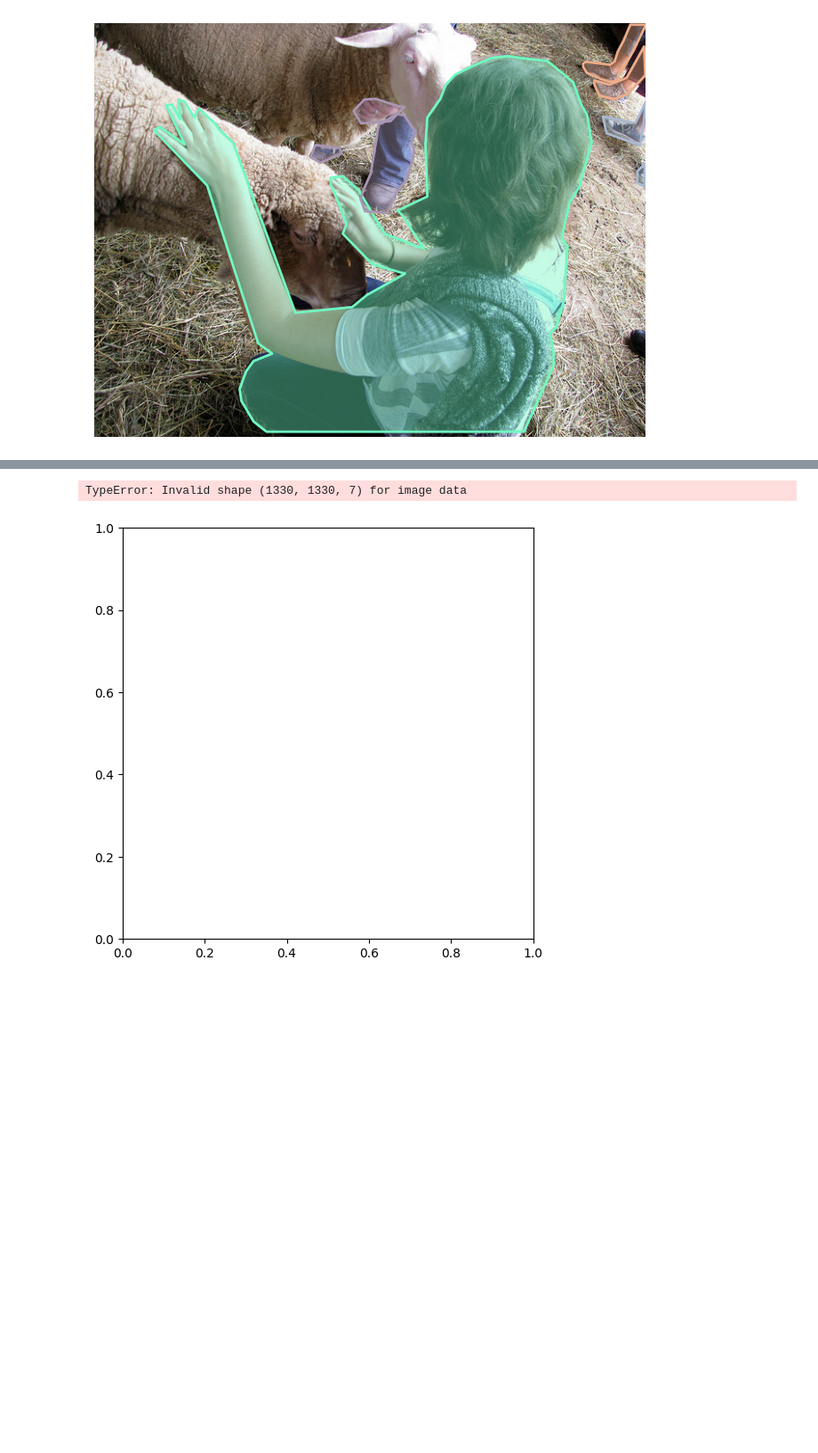
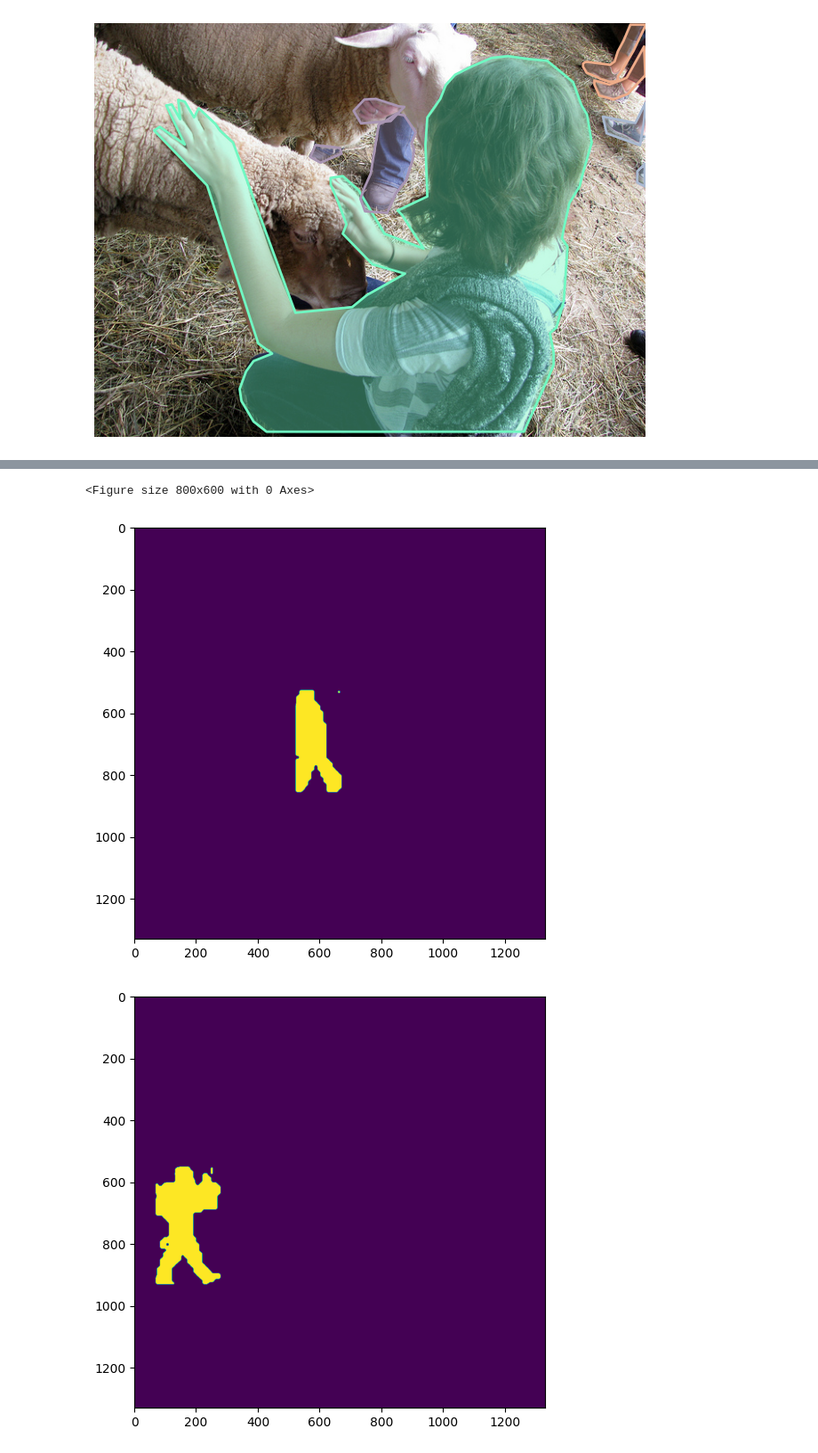
Before and after one commit to Andrew-Ma-2001/yolact-pytorch, a Jupyter notebook: ShowCOCOImage.ipynb, the cells around one changed output, grey strips where cells are left out. Shown at 89% size. Drawn from its saved outputs; the diff is of its cells as text; code cells hidden in the pictures; blank space fills up the shorter version.

Commit message:
add in filter

```diff
--- a/ShowCOCOImage.ipynb
+++ b/ShowCOCOImage.ipynb
@@ -75,6 +75,8 @@ from utils.utils import (cvtColor, get_classes, preprocess_input, resize_image,
 from utils.utils_bbox import BBoxUtility
 
 from collections import OrderedDict
+
+
 #--------------------------------------------#
 #   使用自己训练好的模型预测需要修改2个参数
 #   model_path和classes_path都需要修改！
@@ -169,8 +171,10 @@ class YOLACT(object):
         self.bbox_util = BBoxUtility()
         self.generate()
 
-        show_config(**self.__dict__)
+        # show_config(**self.__dict__)
         # TODO Add in a more clear show_config function
+        show_config(model_path=self.model_path, classes_path=self.classes_path, input_shape=self.input_shape, confidence=self.confidence,
+                    nms_iou=self.nms_iou, anchors_size=self.anchors_size, cuda=self.cuda)
 
     #---------------------------------------------------#
     #   获得所有的分类
@@ -428,6 +432,19 @@ class YOLACT(object):
             box_thre, class_thre, class_ids, masks_arg, masks_sigmoid = [x.cpu().numpy() for x in results]
 
         masks_class     = masks_sigmoid * (class_ids[None, None, :] + 1)
+        masks_class     = np.transpose(masks_class, (2, 0, 1))
+
+        new_mask = np.zeros_like(masks_class)
+
+        for i, mask in enumerate(masks_class):
+            # Convert the mask to 8-bit unsigned integer type
+            mask = (mask * 255).astype(np.uint8)
+            # Do median filter with a large kernel
+            mask = cv2.medianBlur(mask, 11)
+            mask = np.where(mask > 0.7 * 255, 1, 0)
+            new_mask[i,:,:] = mask
+
+        masks_class = new_mask
         # masks_class     = np.reshape(masks_class, [-1, np.shape(masks_sigmoid)[-1]])
         # masks_class     = np.reshape(masks_class[np.arange(np.shape(masks_class)[0]), np.reshape(masks_arg, [-1])], [image_shape[0], image_shape[1]])
         # color_masks     = self.colors[masks_class].astype('uint8')
@@ -471,8 +488,13 @@ if __name__ == "__main__":
     import matplotlib.pyplot as plt
     plt.figure(figsize=(8, 6))
 
-    plt.imshow(result['masks'])
-    plt.show()
+
+    result['masks'] = np.array(result['masks'])
+
+    for item in result['masks']:
+        plt.figure(figsize=(8, 6))
+        plt.imshow(item)
+        plt.show()
 
 
     # 现在有一个 mask 【540，540，3】， 我希望对里面的点进行滤波，使得最终出来的mask是平滑的
@@ -497,2 +519,3 @@ Masks shape:
-TypeError: Invalid shape (1330, 1330, 7) for image data
+<Figure size 800x600 with 0 Axes>
-[figure, old version]
+[figure, new version]
+[figure, added]
```
Also changed, not shown: parts of 2 cells of this notebook, 1 other file.
